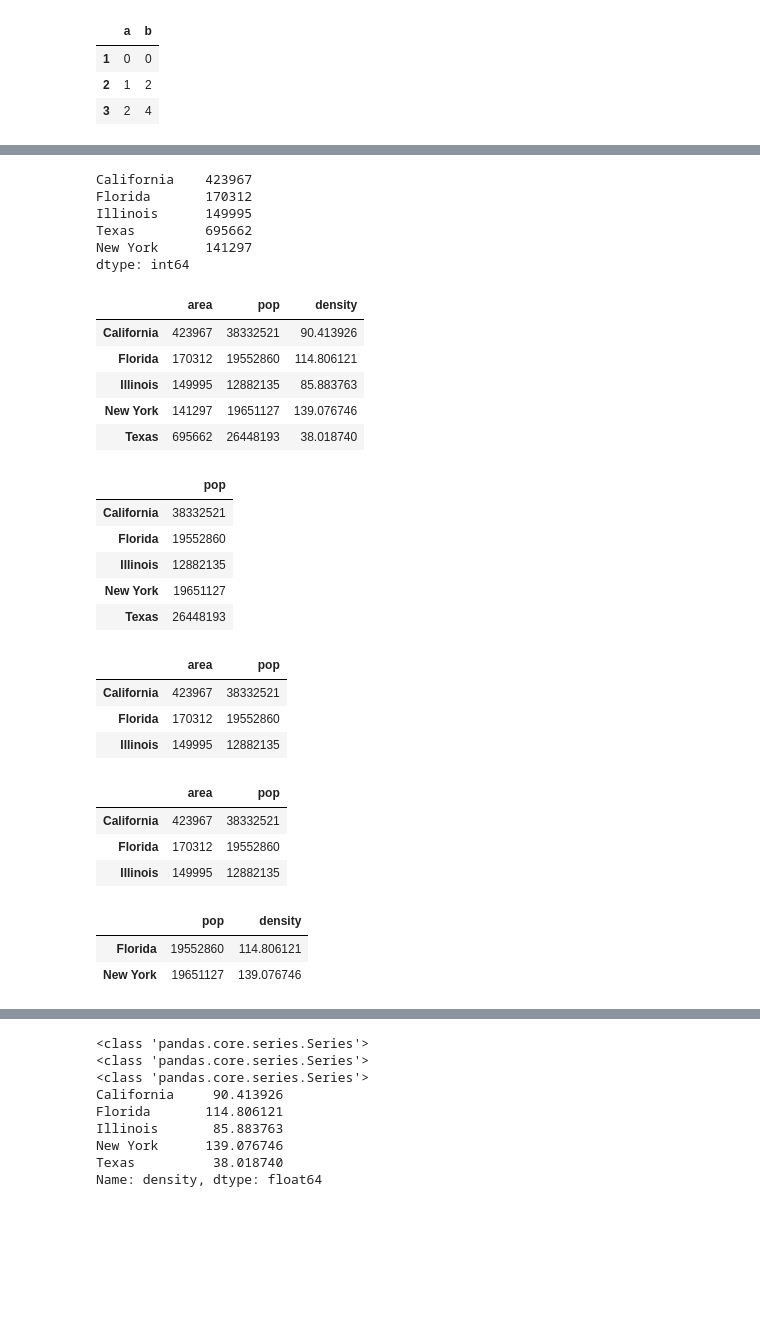
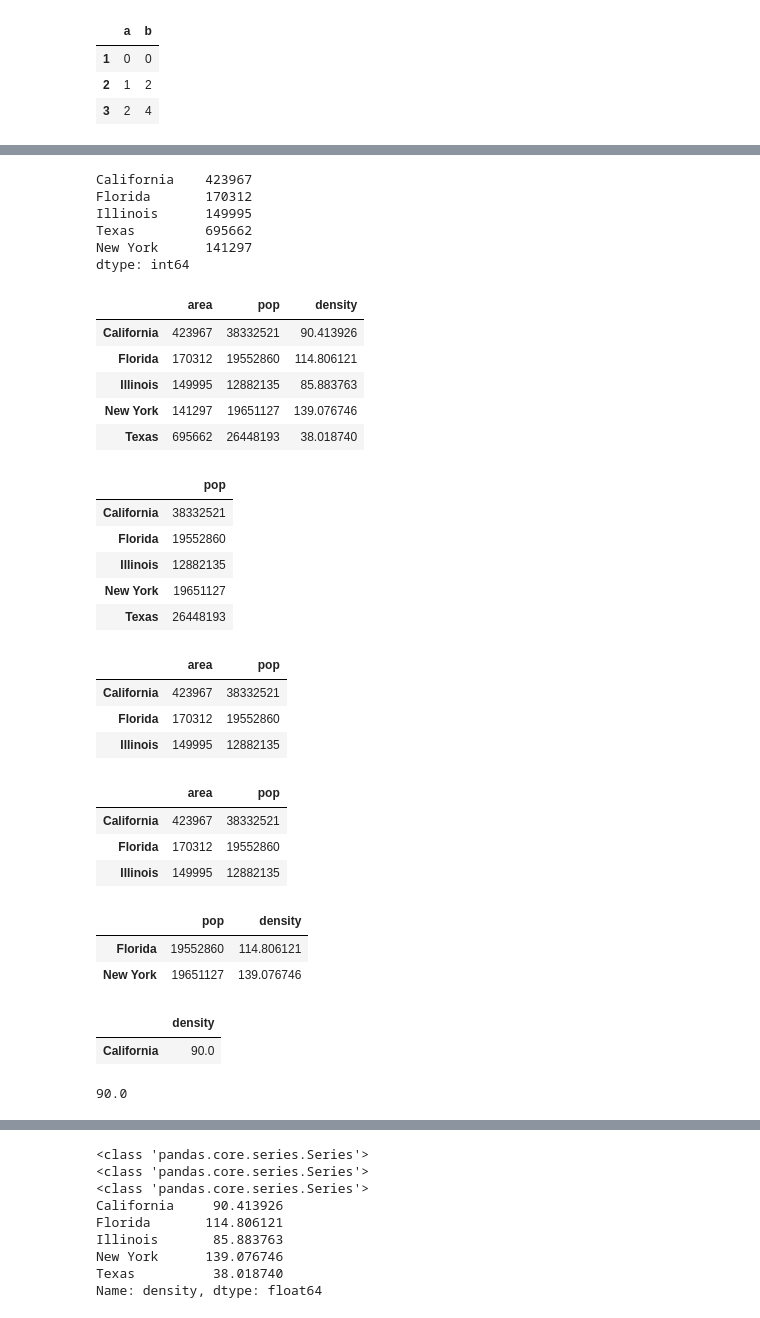
Before and after one commit to zhutianwei/Essential-ML, a Jupyter notebook: Data Science.ipynb, the cells around one changed output, grey strips where cells are left out. Cells and saved outputs as stored; diff of their text form; code cells hidden in the pictures; blank space fills up the shorter version.

```diff
--- a/Data Science.ipynb
+++ b/Data Science.ipynb
@@ -841,42 +858,50 @@ pop = pd.Series({'California': 38332521,
                  'New York': 19651127,
                  'Florida': 19552860,
                  'Illinois': 12882135})
+
 data = pd.DataFrame({'area':area, 'pop':pop})
 data['density'] = data['pop'] / data['area']
 
 data
 data[['pop']]
-data.iloc[:3, :2]
+
 data.loc[:'Illinois', :'pop']
 data.loc[data.density > 100, ['pop', 'density']]
+data.iloc[:3, :2]
+data.loc[['California'], ['density']]
+
 data.iloc[0, 2] = 90
+data.loc['California', 'density'] # = data.iloc[0, 2]
 # %% [output]
 California    423967
 Florida       170312
 Illinois      149995
 Texas         695662
 New York      141297
 dtype: int64
 |  | area | pop | density |
 | California | 423967 | 38332521 | 90.413926 |
 | Florida | 170312 | 19552860 | 114.806121 |
 | Illinois | 149995 | 12882135 | 85.883763 |
 | New York | 141297 | 19651127 | 139.076746 |
 | Texas | 695662 | 26448193 | 38.018740 |
 |  | pop |
 | California | 38332521 |
 | Florida | 19552860 |
 | Illinois | 12882135 |
 | New York | 19651127 |
 | Texas | 26448193 |
 |  | area | pop |
 | California | 423967 | 38332521 |
 | Florida | 170312 | 19552860 |
 | Illinois | 149995 | 12882135 |
 |  | area | pop |
 | California | 423967 | 38332521 |
 | Florida | 170312 | 19552860 |
 | Illinois | 149995 | 12882135 |
 |  | pop | density |
 | Florida | 19552860 | 114.806121 |
 | New York | 19651127 | 139.076746 |
+|  | density |
+| California | 90.0 |
+90.0
```
Also changed, not shown: parts of 14 cells of this notebook, 3 other files.
